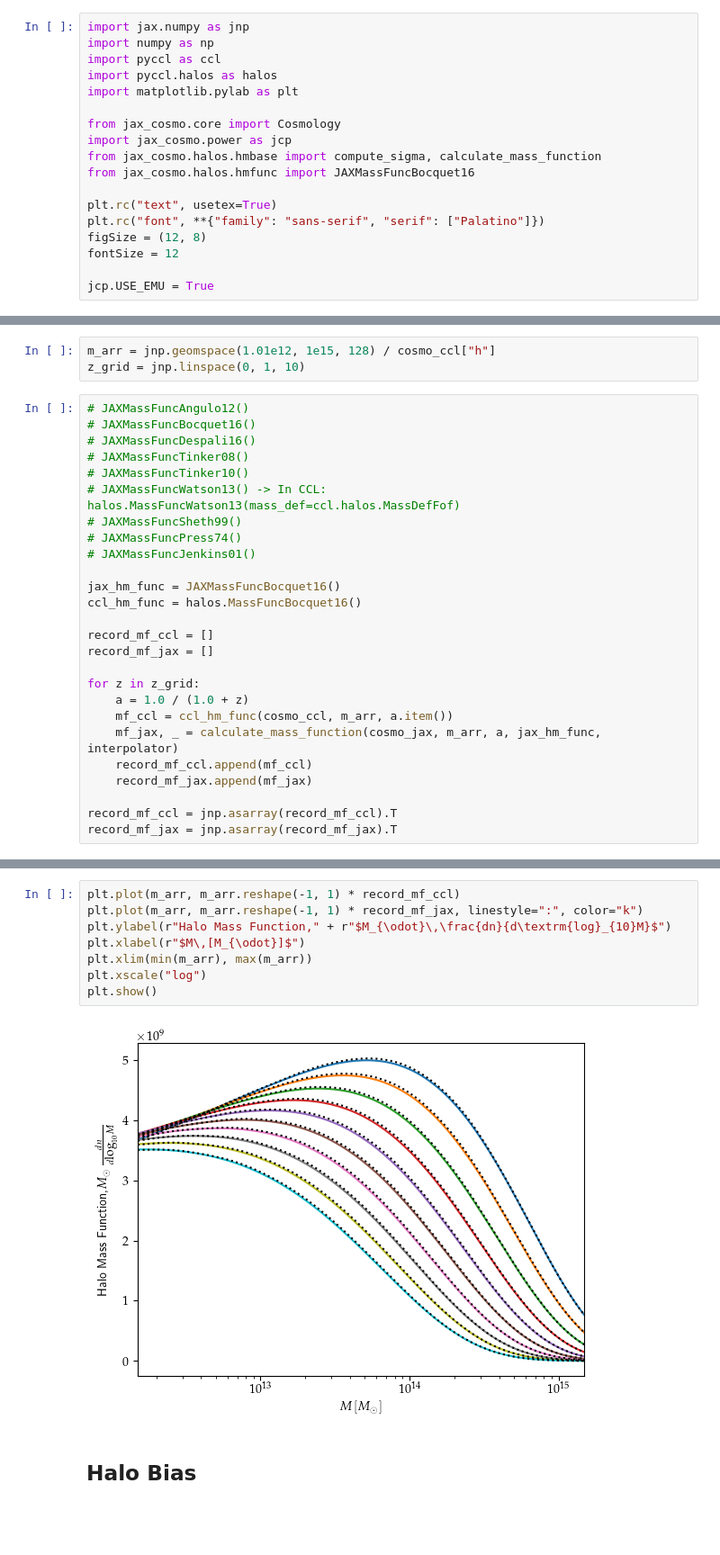
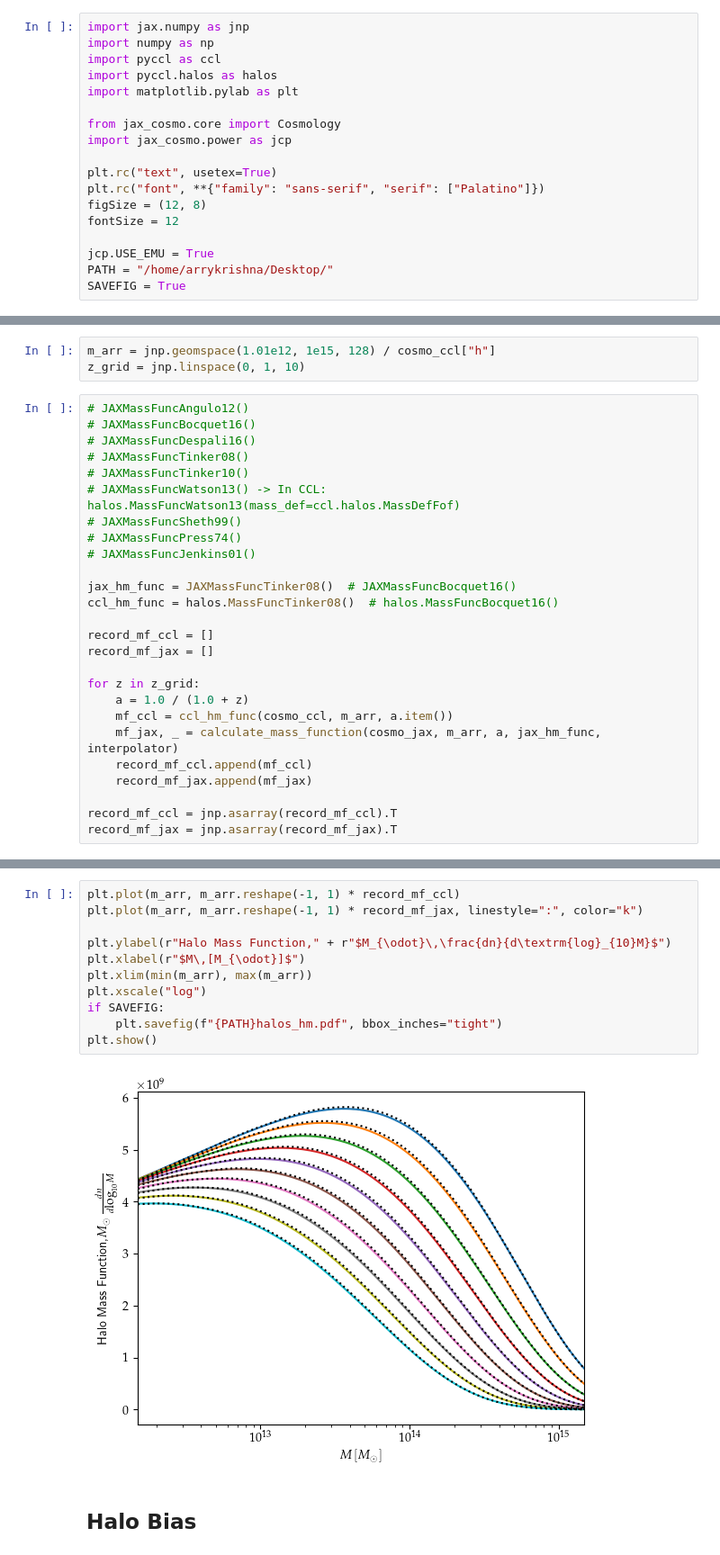
Before and after one commit to Harry45/jaxccl, a Jupyter notebook: notebook_hmfunc.ipynb, the cells around one changed output, grey strips where cells are left out. Shown at 90% size. Saved outputs shown, nothing was run; the diff lists cells and outputs as text; blank space fills up the shorter version.

```diff
--- a/notebook_hmfunc.ipynb
+++ b/notebook_hmfunc.ipynb
@@ -7,8 +7,6 @@ import matplotlib.pylab as plt
 
 from jax_cosmo.core import Cosmology
 import jax_cosmo.power as jcp
-from jax_cosmo.halos.hmbase import compute_sigma, calculate_mass_function
-from jax_cosmo.halos.hmfunc import JAXMassFuncBocquet16
 
 plt.rc("text", usetex=True)
 plt.rc("font", **{"family": "sans-serif", "serif": ["Palatino"]})
@@ -16,6 +14,8 @@ figSize = (12, 8)
 fontSize = 12
 
 jcp.USE_EMU = True
+PATH = "/home/arrykrishna/Desktop/"
+SAVEFIG = True
 # %%
 cosmo_jax = Cosmology(
     Omega_c=0.2650,
@@ -57,8 +60,8 @@ z_grid = jnp.linspace(0, 1, 10)
 # JAXMassFuncPress74()
 # JAXMassFuncJenkins01()
 
-jax_hm_func = JAXMassFuncBocquet16()
-ccl_hm_func = halos.MassFuncBocquet16()
+jax_hm_func = JAXMassFuncTinker08()  # JAXMassFuncBocquet16()
+ccl_hm_func = halos.MassFuncTinker08()  # halos.MassFuncBocquet16()
 
 record_mf_ccl = []
 record_mf_jax = []
@@ -75,13 +95,16 @@ record_mf_jax = jnp.asarray(record_mf_jax).T
 # %%
 plt.plot(m_arr, m_arr.reshape(-1, 1) * record_mf_ccl)
 plt.plot(m_arr, m_arr.reshape(-1, 1) * record_mf_jax, linestyle=":", color="k")
+
 plt.ylabel(r"Halo Mass Function," + r"$M_{\odot}\,\frac{dn}{d\textrm{log}_{10}M}$")
 plt.xlabel(r"$M\,[M_{\odot}]$")
 plt.xlim(min(m_arr), max(m_arr))
 plt.xscale("log")
+if SAVEFIG:
+    plt.savefig(f"{PATH}halos_hm.pdf", bbox_inches="tight")
 plt.show()
 # %% [output]
-[figure, old version]
+[figure, new version]
 # %% [markdown]
 ## Halo Bias
 # %%
```
Also changed, not shown: parts of 16 cells of this notebook, 4 other files.
